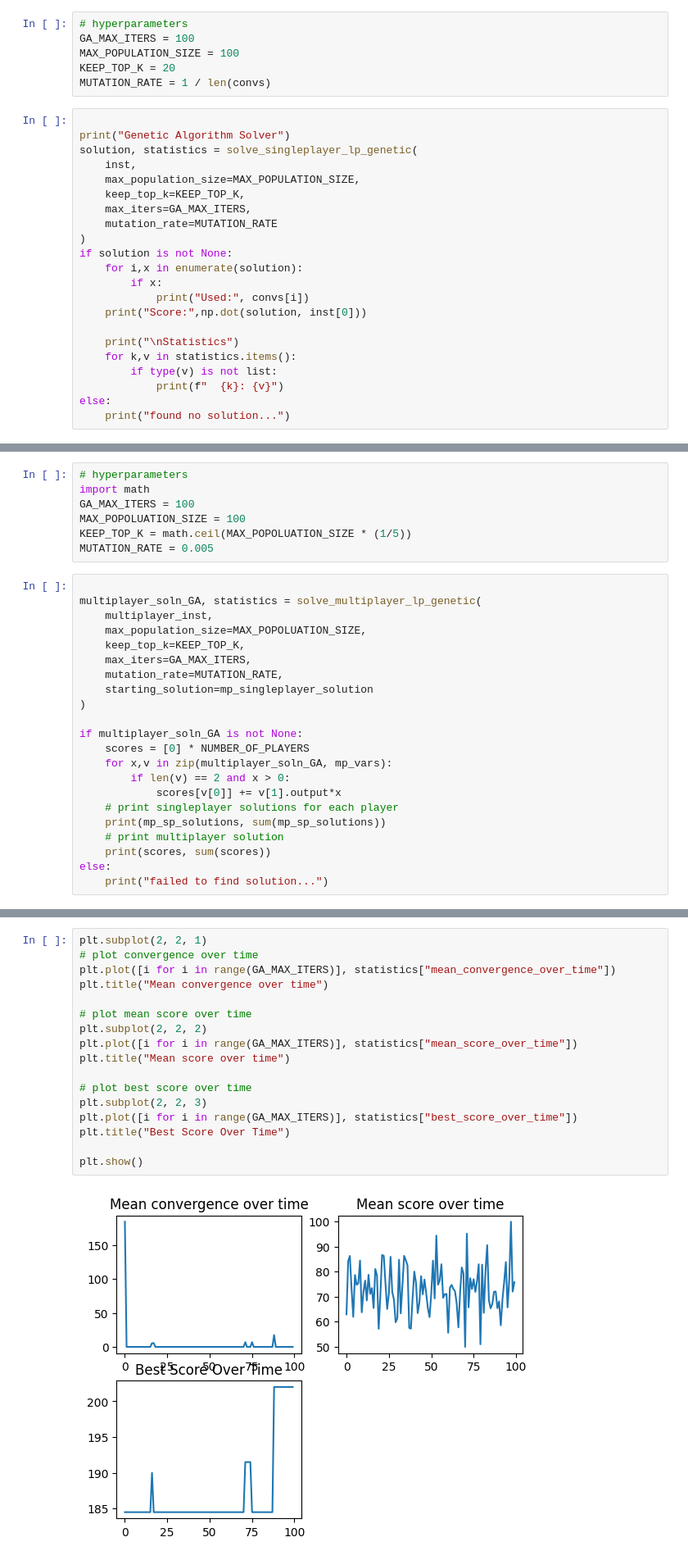
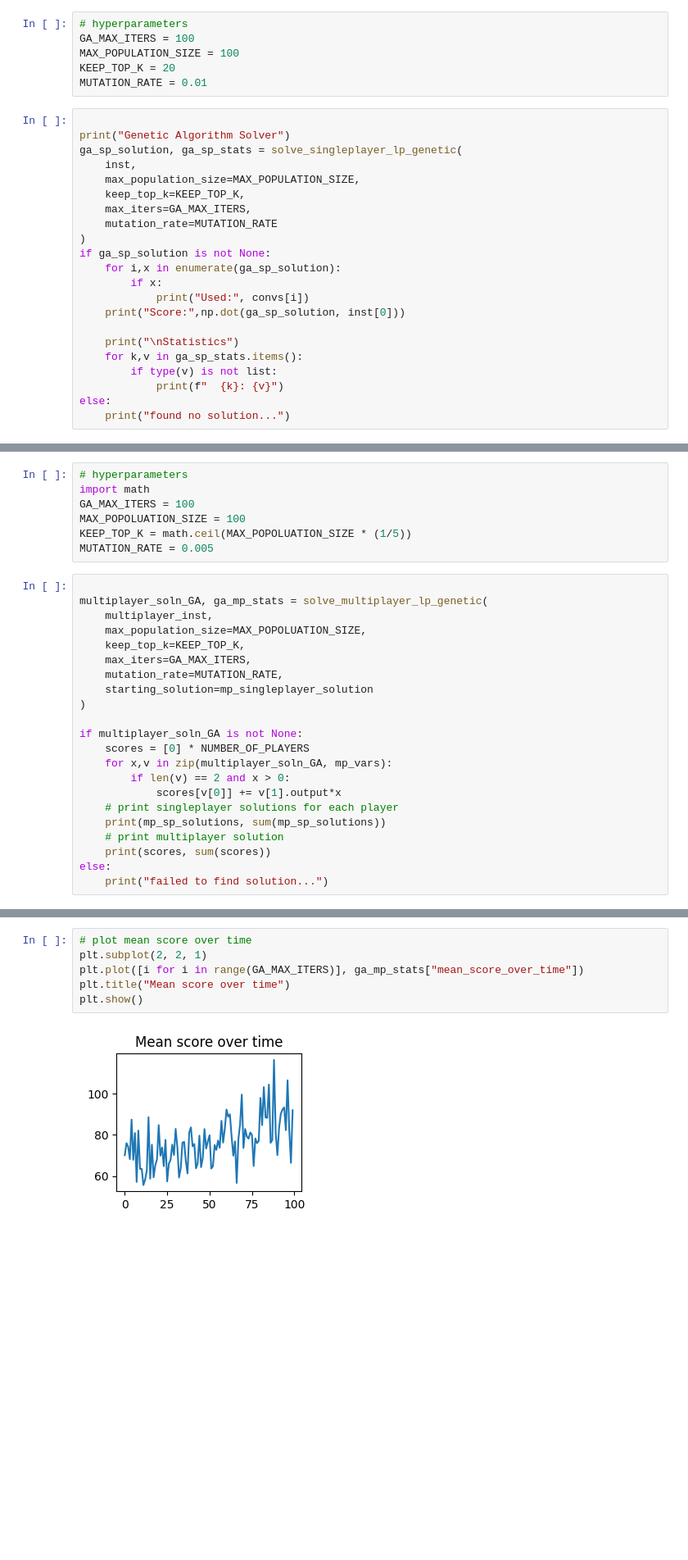
Before and after one commit to Thomas-Neill/169_final_project, a Jupyter notebook: demo.ipynb, the cells around one changed output, grey strips where cells are left out. Shown at 82% size. Saved outputs shown, nothing was run; the diff lists cells and outputs as text; blank space fills up the shorter version.

```diff
--- a/demo.ipynb
+++ b/demo.ipynb
@@ -41,25 +41,25 @@ Run the Genetic Algorithm solver on the singleplayer problem
 GA_MAX_ITERS = 100
 MAX_POPULATION_SIZE = 100
 KEEP_TOP_K = 20
-MUTATION_RATE = 1 / len(convs)
+MUTATION_RATE = 0.01
 # %%
 
 print("Genetic Algorithm Solver")
-solution, statistics = solve_singleplayer_lp_genetic(
+ga_sp_solution, ga_sp_stats = solve_singleplayer_lp_genetic(
     inst,
     max_population_size=MAX_POPULATION_SIZE,
     keep_top_k=KEEP_TOP_K,
     max_iters=GA_MAX_ITERS,
     mutation_rate=MUTATION_RATE
 )
-if solution is not None:
-    for i,x in enumerate(solution):
+if ga_sp_solution is not None:
+    for i,x in enumerate(ga_sp_solution):
         if x:
             print("Used:", convs[i])
-    print("Score:",np.dot(solution, inst[0]))
+    print("Score:",np.dot(ga_sp_solution, inst[0]))
 
     print("\nStatistics")
-    for k,v in statistics.items():
+    for k,v in ga_sp_stats.items():
         if type(v) is not list:
             print(f"  {k}: {v}")
 else:
@@ -146,7 +143,7 @@ KEEP_TOP_K = math.ceil(MAX_POPOLUATION_SIZE * (1/5))
 MUTATION_RATE = 0.005
 # %%
 
-multiplayer_soln_GA, statistics = solve_multiplayer_lp_genetic(
+multiplayer_soln_GA, ga_mp_stats = solve_multiplayer_lp_genetic(
     multiplayer_inst,
     max_population_size=MAX_POPOLUATION_SIZE,
     keep_top_k=KEEP_TOP_K,
@@ -172,19 +169,8 @@ else:
 # %%
+# plot mean score over time
 plt.subplot(2, 2, 1)
-# plot convergence over time
-plt.plot([i for i in range(GA_MAX_ITERS)], statistics["mean_convergence_over_time"])
-plt.title("Mean convergence over time")
-
-# plot mean score over time
-plt.subplot(2, 2, 2)
-plt.plot([i for i in range(GA_MAX_ITERS)], statistics["mean_score_over_time"])
+plt.plot([i for i in range(GA_MAX_ITERS)], ga_mp_stats["mean_score_over_time"])
 plt.title("Mean score over time")
-
-# plot best score over time
-plt.subplot(2, 2, 3)
-plt.plot([i for i in range(GA_MAX_ITERS)], statistics["best_score_over_time"])
-plt.title("Best Score Over Time")
-
 plt.show()
 # %% [output]
-[figure, old version]
+[figure, new version]
```
Also changed, not shown: parts of 7 cells of this notebook.
